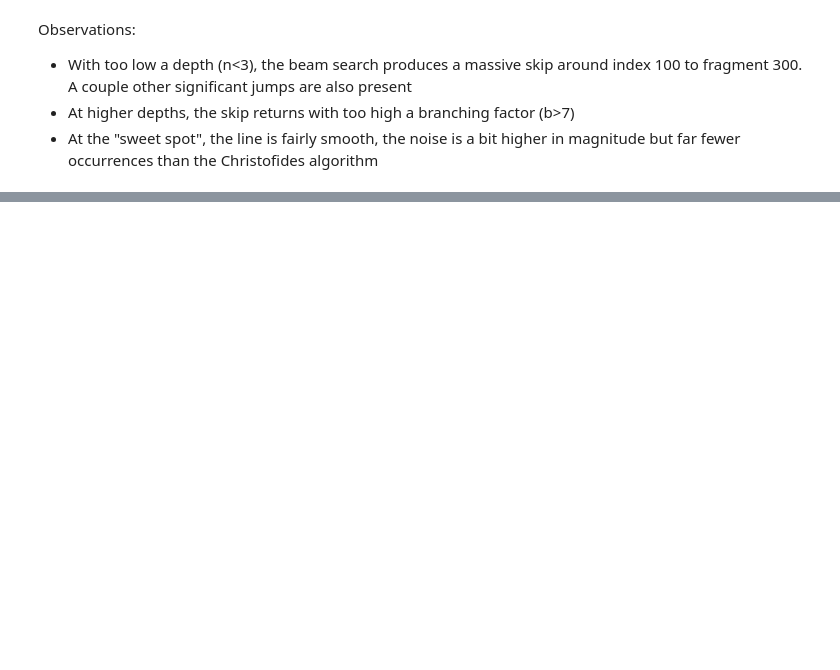
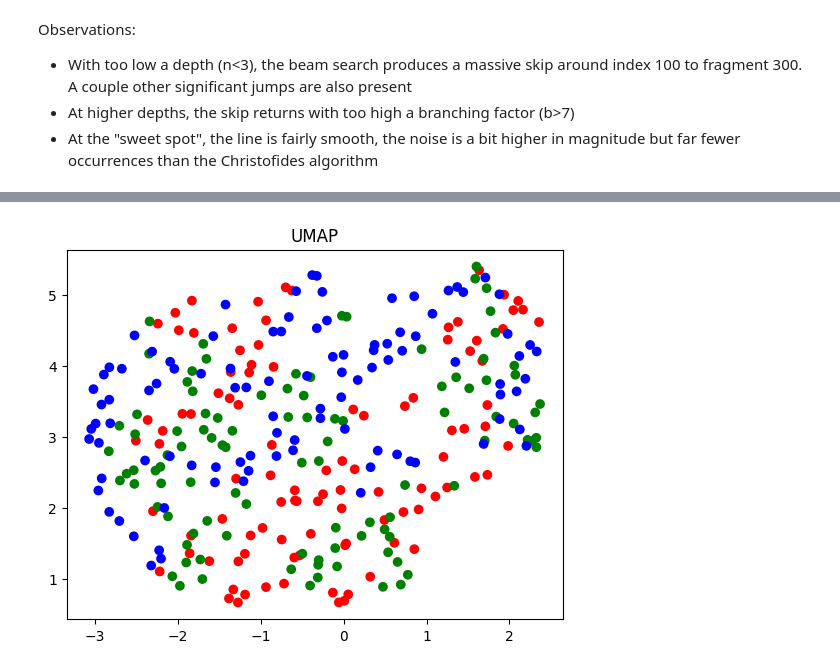
Before and after one commit to KennethEnevoldsen/dna2vec, a Jupyter notebook: evaluate/assembly.ipynb, the cells around one changed output, grey strips where cells are left out. Cells and saved outputs as stored; diff of their text form; code cells hidden in the pictures; blank space fills up the shorter version.

```diff
--- a/evaluate/assembly.ipynb
+++ b/evaluate/assembly.ipynb
@@ -410,0 +677,6 @@ Observations:
+# %%
+import matplotlib.pyplot as plt
+plt.scatter(vectors[:,0], vectors[:,1], color=["red"]*100 + ["green"]*100 + ["blue"]*100)#, labels=labels)
+plt.title('UMAP');
+# %% [output]
+[figure, added]
```
Also changed, not shown: parts of 45 cells of this notebook, 24 other files.
